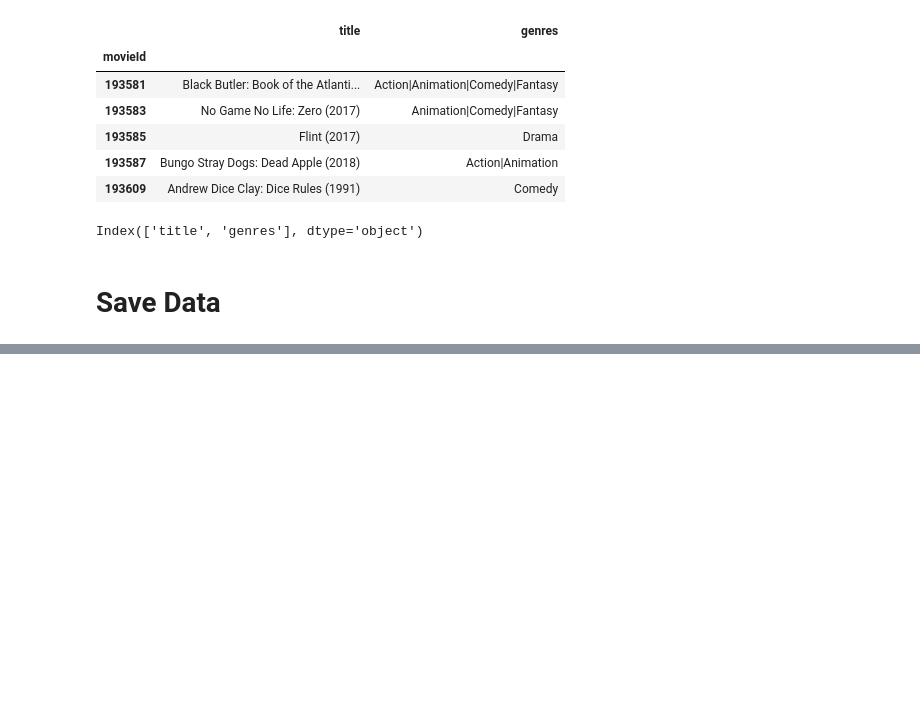
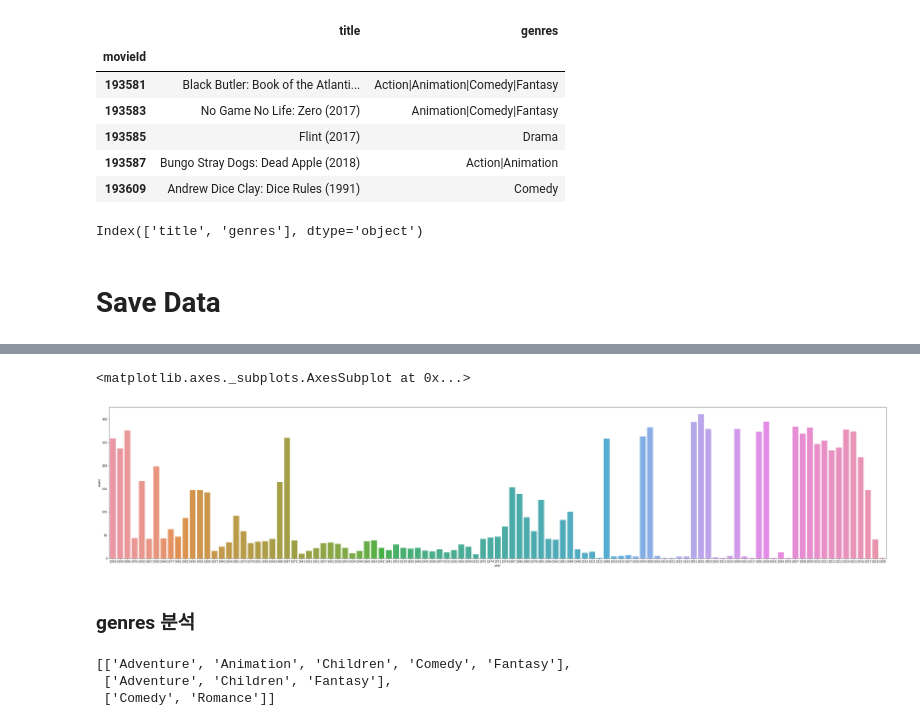
Before and after one commit to sangjinsu/recommendation-system, a Jupyter notebook: 1_movies.ipynb, the cells around one changed output, grey strips where cells are left out. Saved outputs shown, nothing was run; the diff lists cells and outputs as text; code cells hidden in the pictures; blank space fills up the shorter version.

```diff
--- a/1_movies.ipynb
+++ b/1_movies.ipynb
@@ -44,0 +47,4 @@ movies.to_csv('/content/drive/MyDrive/추천 시스템 ᄋ
+# %%
+movies['year'] = movies['title'].str.extract('(\(\d\d\d\d\))')
+# %%
+movies['year'] = movies['year'].str.extract('(\d\d\d\d)')
@@ -44,0 +88,2 @@ movies.to_csv('/content/drive/MyDrive/추천 시스템 ᄋ
+# %%
+movies['year'] = movies['year'].fillna('2050')
@@ -44,0 +128,8 @@ movies.to_csv('/content/drive/MyDrive/추천 시스템 ᄋ
+# %%
+plt.figure(figsize=(50, 10))
+sns.countplot(data=movies, x='year')
+# %% [output]
+<matplotlib.axes._subplots.AxesSubplot at 0x...>
+[figure, added]
+# %% [markdown]
+### genres 분석
@@ -44,0 +138,6 @@ movies.to_csv('/content/drive/MyDrive/추천 시스템 ᄋ
+# %%
+genres_list[:3]
+# %% [output]
+[['Adventure', 'Animation', 'Children', 'Comedy', 'Fantasy'],
+ ['Adventure', 'Children', 'Fantasy'],
+ ['Comedy', 'Romance']]
```
Also changed, not shown: parts of 54 cells of this notebook.
